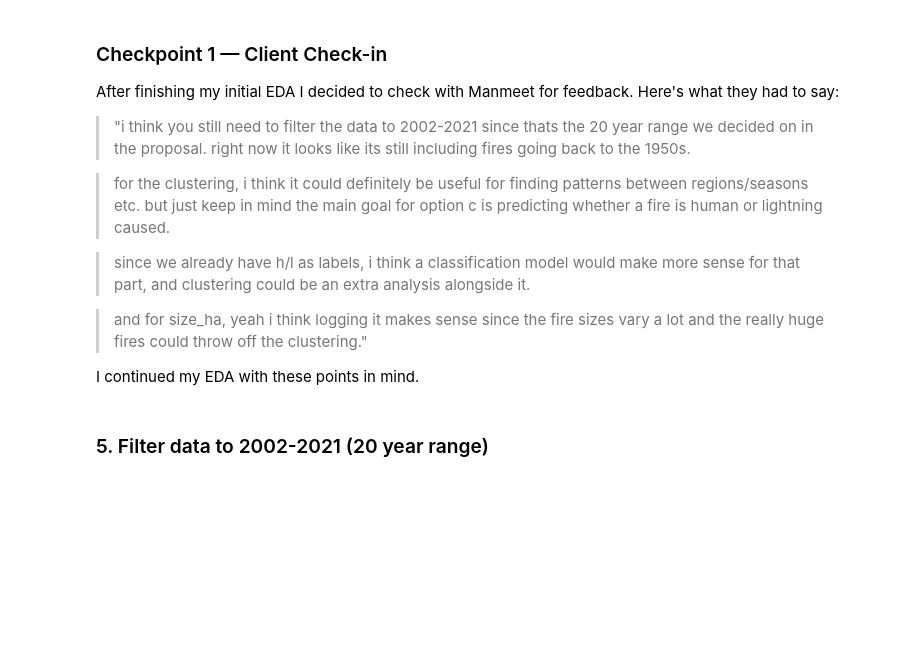
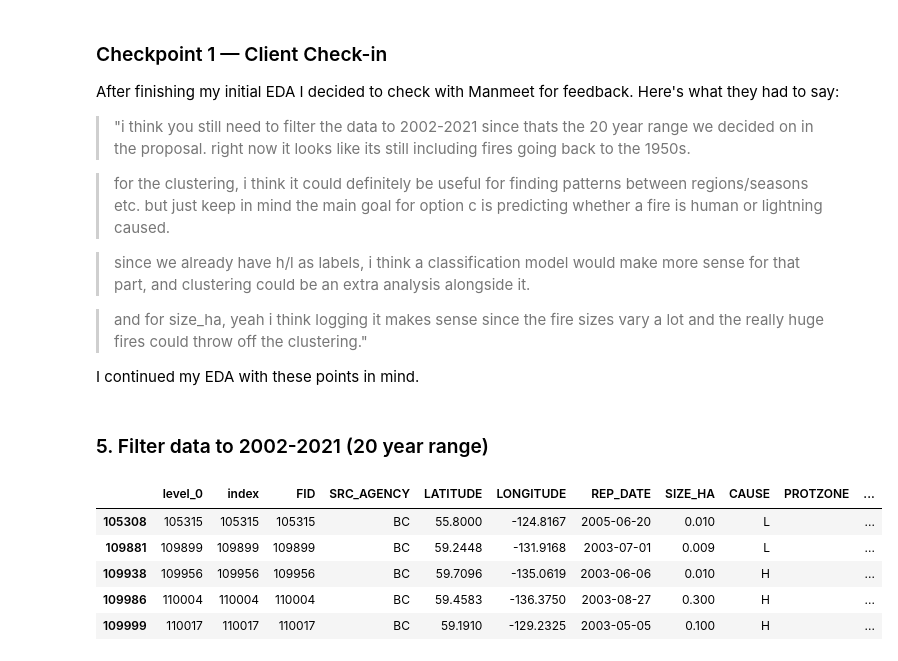
Before and after one commit to cda79/IAT461-Final, a Jupyter notebook: IAT461_wildfires.ipynb, the cells around one changed output. Saved outputs shown, nothing was run; the diff lists cells and outputs as text; code cells hidden in the pictures; blank space fills up the shorter version.

```diff
--- a/IAT461_wildfires.ipynb
+++ b/IAT461_wildfires.ipynb
@@ -362,3 +338,14 @@ After finishing my initial EDA I decided to check with Manmeet for feedback. Her
 I continued my EDA with these points in mind.
 # %% [markdown]
 ### 5. Filter data to 2002-2021 (20 year range)
+# %%
+filtered_df = df[df['DATE_OBJ'].between('2002-01-01', '2021-06-30')]
+df = filtered_df
+df.head()
+# %% [output]
+|  | level_0 | index | FID | SRC_AGENCY | LATITUDE | LONGITUDE | REP_DATE | SIZE_HA | CAUSE | PROTZONE | ... |
+| 105308 | 105315 | 105315 | 105315 | BC | 55.8000 | -124.8167 | 2005-06-20 | 0.010 | L |  | ... |
+| 109881 | 109899 | 109899 | 109899 | BC | 59.2448 | -131.9168 | 2003-07-01 | 0.009 | L |  | ... |
+| 109938 | 109956 | 109956 | 109956 | BC | 59.7096 | -135.0619 | 2003-06-06 | 0.010 | H |  | ... |
+| 109986 | 110004 | 110004 | 110004 | BC | 59.4583 | -136.3750 | 2003-08-27 | 0.300 | H |  | ... |
+| 109999 | 110017 | 110017 | 110017 | BC | 59.1910 | -129.2325 | 2003-05-05 | 0.100 | H |  | ... |
```
Also changed, not shown: parts of 30 cells of this notebook, 1 other file.
